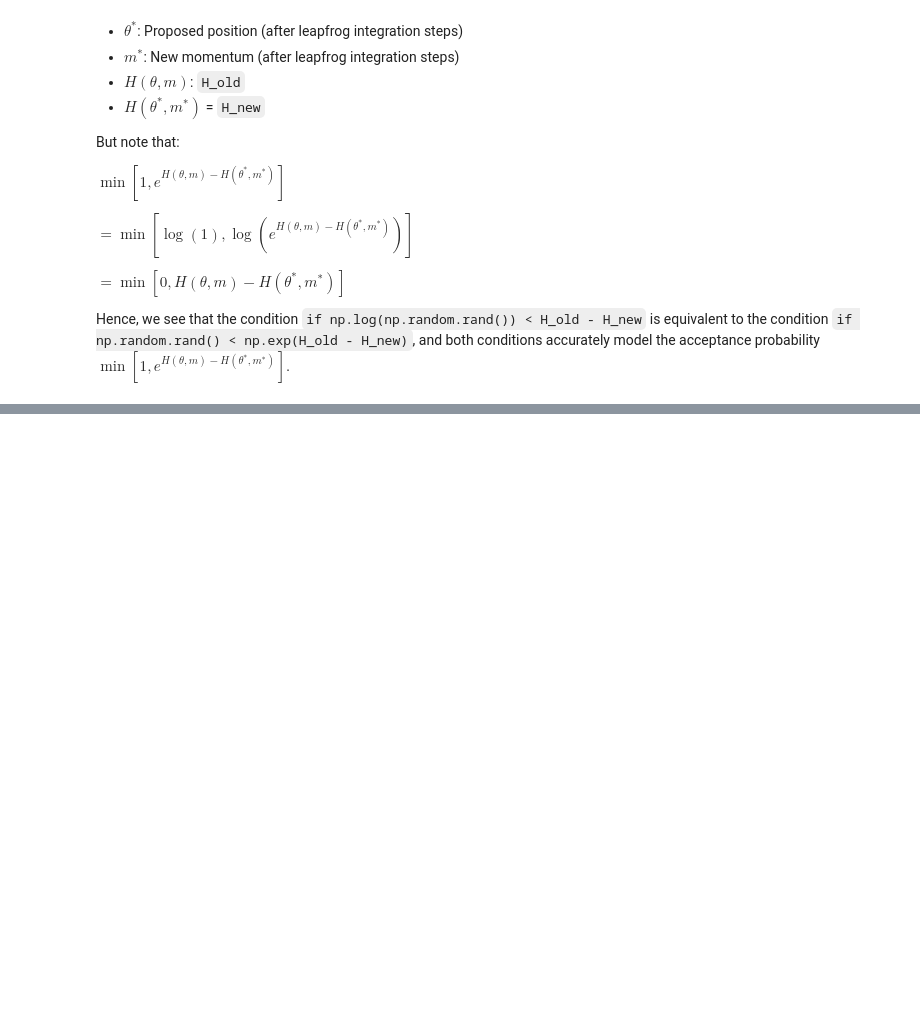
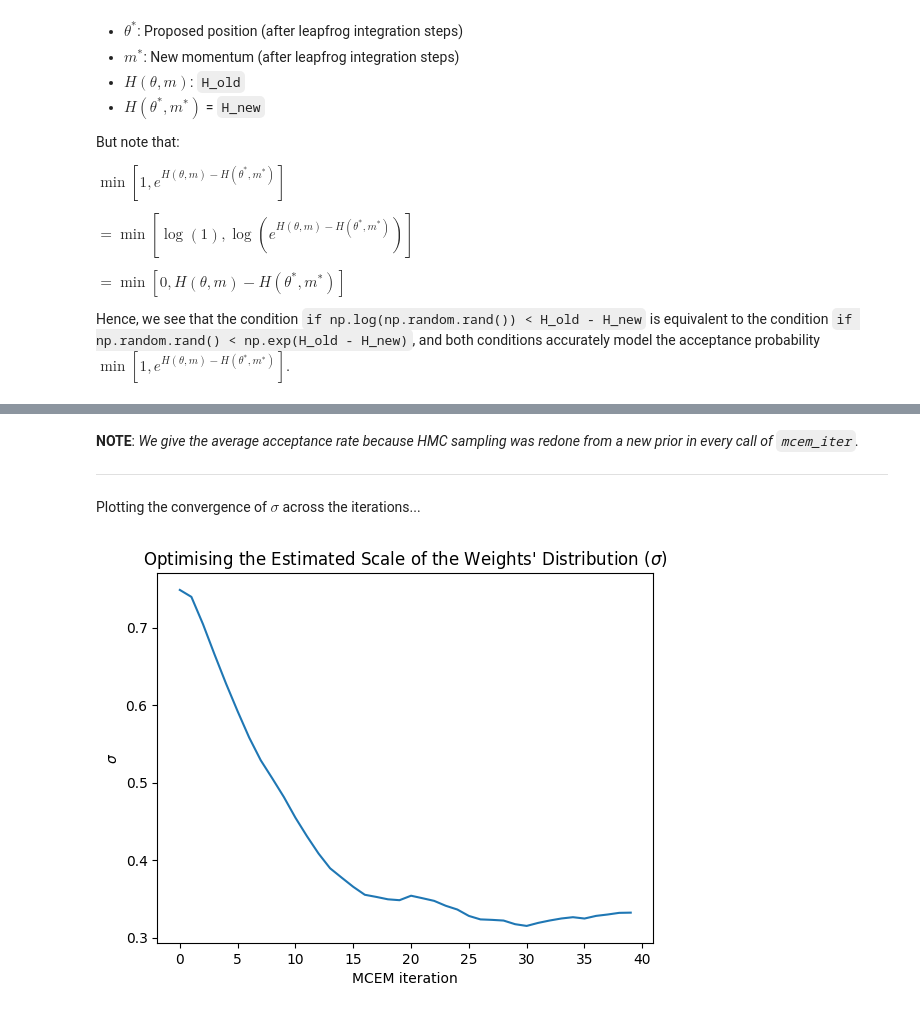
Before and after one commit to pranigopu/mastersProject, a Jupyter notebook: code/hamiltonian_monte_carlo.ipynb, the cells around one changed output, grey strips where cells are left out. Cells and saved outputs as stored; diff of their text form; code cells hidden in the pictures; blank space fills up the shorter version.

```diff
--- a/code/hamiltonian_monte_carlo.ipynb
+++ b/code/hamiltonian_monte_carlo.ipynb
@@ -569,0 +869,14 @@ Hence, we see that the condition `if np.log(np.random.rand()) < H_old - H_new` i
+# %%
+# Setup assumptions:
+dtype = np.float32
+num_samples = 500
+dims = 10
+tf.random.set_seed(10014)
+np.random.seed(10014)
+
+# The variable to optimise:
+log_sigma = tf.Variable(0., dtype=dtype, name='log_sigma')
+# Why "log"? See the note below.
+
+# Optimiser:
+optimizer = tf.optimizers.SGD(learning_rate=0.01)
@@ -569,0 +941,22 @@ Hence, we see that the condition `if np.log(np.random.rand()) < H_old - H_new` i
+# %%
+# Number of iterations to run for, i.e.number of samples to take:
+num_iters = int(40)
+
+weights_prior_estimated_scale_ = np.zeros(num_iters, dtype)
+weights_ = np.zeros([num_iters + 1, dims], dtype)
+loss_ = np.zeros([num_iters], dtype)
+weights_[0] = np.random.randn(dims).astype(dtype)
+step_size_ = 0.03
+
+for iter_ in range(num_iters):
+    [
+      weights_prior_estimated_scale_[iter_],
+      weights_[iter_ + 1],
+      loss_[iter_],
+      step_size_,
+      avg_acceptance_ratio_,
+    ] = mcem_iter(weights_[iter_], step_size_)
+    tf.compat.v1.logging.vlog(
+    1, ('iter:{:>2}  loss:{: 9.3f}  scale:{:.3f} \t step_size:{:.4f}  avg_acceptance_ratio:{:.4f}').format(
+          iter_, loss_[iter_], weights_prior_estimated_scale_[iter_],
+          step_size_, avg_acceptance_ratio_))
@@ -569,0 +990,14 @@ Hence, we see that the condition `if np.log(np.random.rand()) < H_old - H_new` i
+# %% [markdown]
+**NOTE**: _We give the average acceptance rate because HMC sampling was redone from a new prior in every call of `mcem_iter`._
+
+---
+
+Plotting the convergence of $\sigma$ across the iterations...
+# %%
+plt.plot(weights_prior_estimated_scale_)
+plt.title('Optimising the Estimated Scale of the Weights\' Distribution ($\\sigma$)')
+plt.ylabel('$\\sigma$')
+plt.xlabel('MCEM iteration') # NOTE: MCEM = Monte Carlo Expectation Maximisation
+plt.show()
+# %% [output]
+[figure, added]
```
Also changed, not shown: parts of 41 cells of this notebook, 3 other files.
